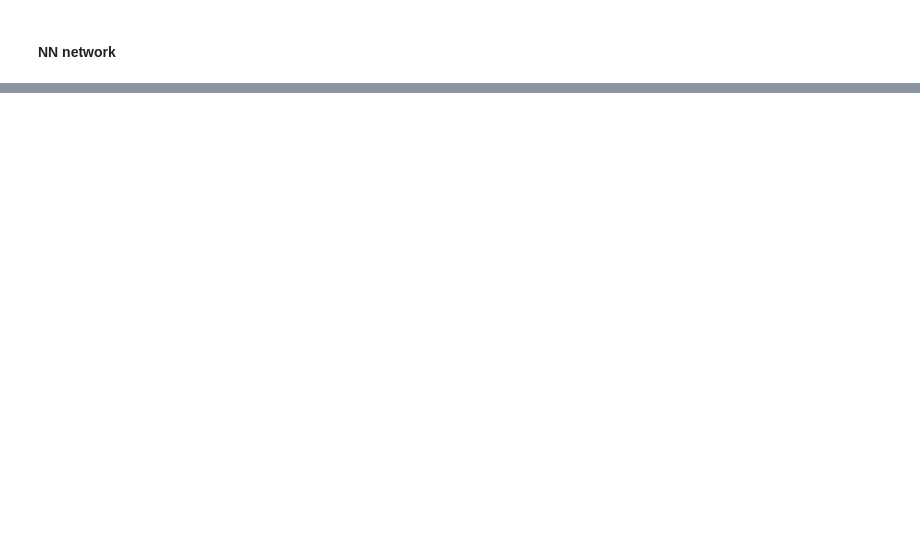
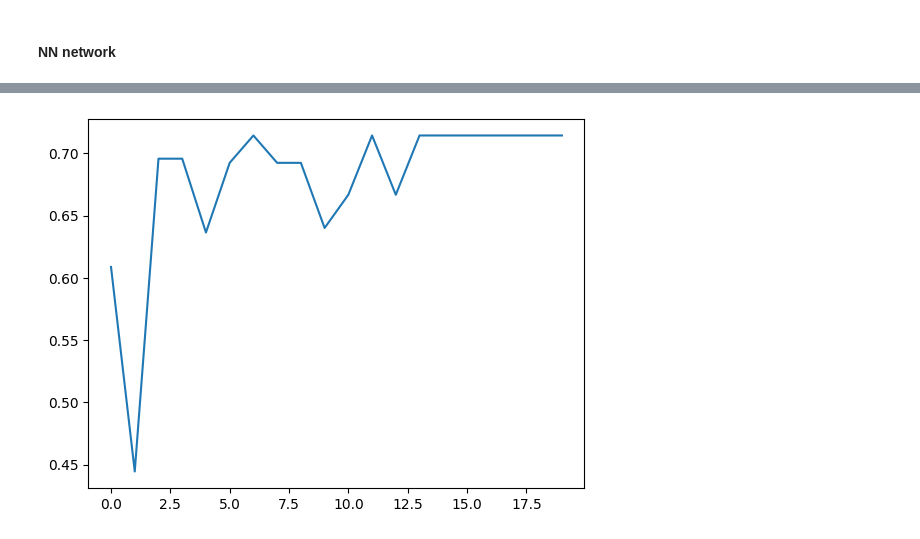
Before and after one commit to wp225/zero-to-nlp, a Jupyter notebook: neural-nets-and-deep-nn/text-classification-with-nn.ipynb, the cells around one changed output, grey strips where cells are left out. Drawn from its saved outputs; the diff is of its cells as text; code cells hidden in the pictures; blank space fills up the shorter version.

Commit message:
training torch nn for classification

```diff
--- a/neural-nets-and-deep-nn/text-classification-with-nn.ipynb
+++ b/neural-nets-and-deep-nn/text-classification-with-nn.ipynb
@@ -142,0 +178,20 @@ class classifier(torch.nn):
+# %%
+class FeedForwardModel(nn.Module):
+    def __init__(self):
+        super().__init__()
+        self.linear1 = nn.Linear(1000, 512)
+        self.linear2 = nn.Linear(512, 256)
+        self.linear3 = nn.Linear(256, 128)
+        self.linear4 = nn.Linear(128, 1)
+
+    def forward(self, xb):
+        out = F.relu(self.linear1(xb))
+        out = F.relu(self.linear2(out))
+        out = F.relu(self.linear3(out))
+        out = self.linear4(out)
+        return out
+# %%
+%%time
+history = []
+model = FeedForwardModel()
+history += fit(5,0.001,model,train_dl,val_dl)
@@ -142,0 +206,3 @@ class classifier(torch.nn):
+# %%
+%%time
+history += fit(5,0.0001,model,train_dl,val_dl)
@@ -142,0 +217,3 @@ class classifier(torch.nn):
+# %%
+%%time
+history += fit(5,0.00001,model,train_dl,val_dl)
@@ -142,0 +228,7 @@ class classifier(torch.nn):
+# %%
+import matplotlib.pyplot as plt
+f1s = [item[2] for item in history]
+plt.plot(f1s)
+plt.show()
+# %% [output]
+[figure, added]
```
Also changed, not shown: parts of 37 cells of this notebook.
